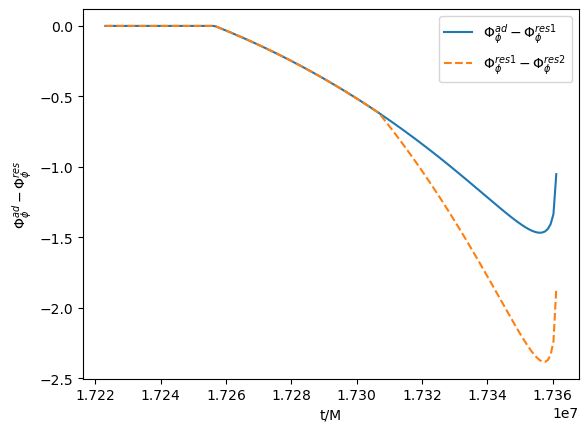
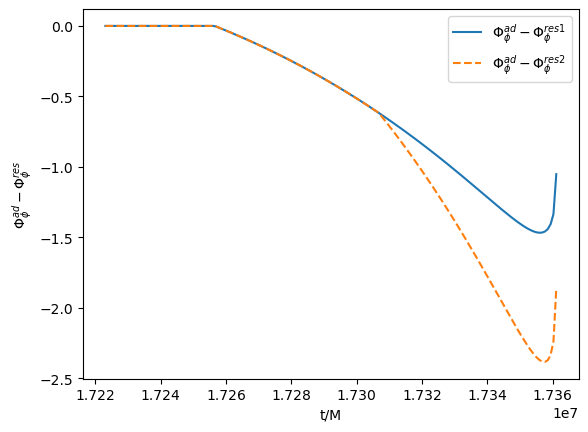
The change to this notebook cell's code, shown as a diff; its figure went from the first image to the second:
--- before
+++ after
@@ -3,3 +3,3 @@
 plt.xlabel(r't/M');
 plt.ylabel(r'$\Phi_\phi^{ad} - \Phi_\phi^{res}$');
-plt.legend([r'$\Phi_\phi^{ad} - \Phi_\phi^{res1}$', r'$\Phi_\phi^{res1} - \Phi_\phi^{res2}$'])
+plt.legend([r'$\Phi_\phi^{ad} - \Phi_\phi^{res1}$', r'$\Phi_\phi^{ad} - \Phi_\phi^{res2}$']);

Commit: Fix plot label